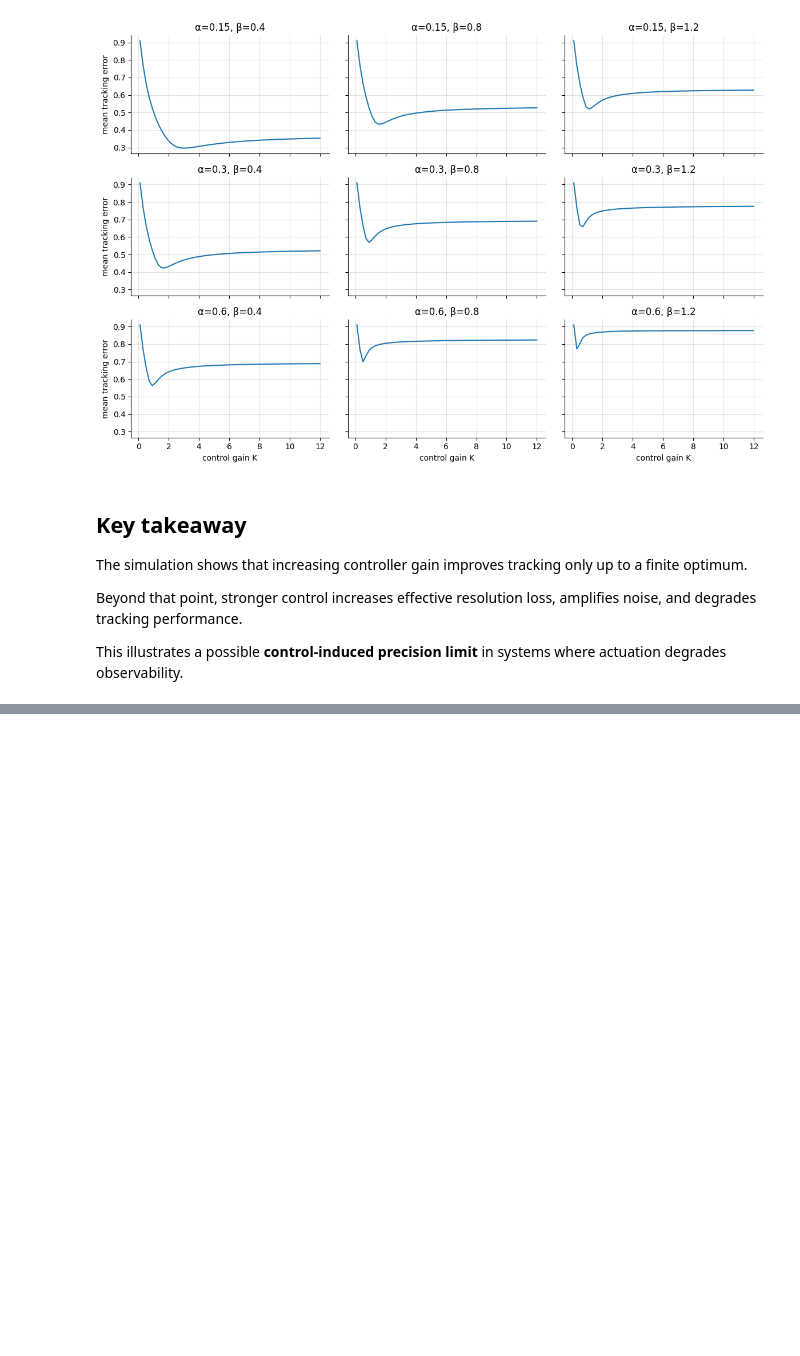
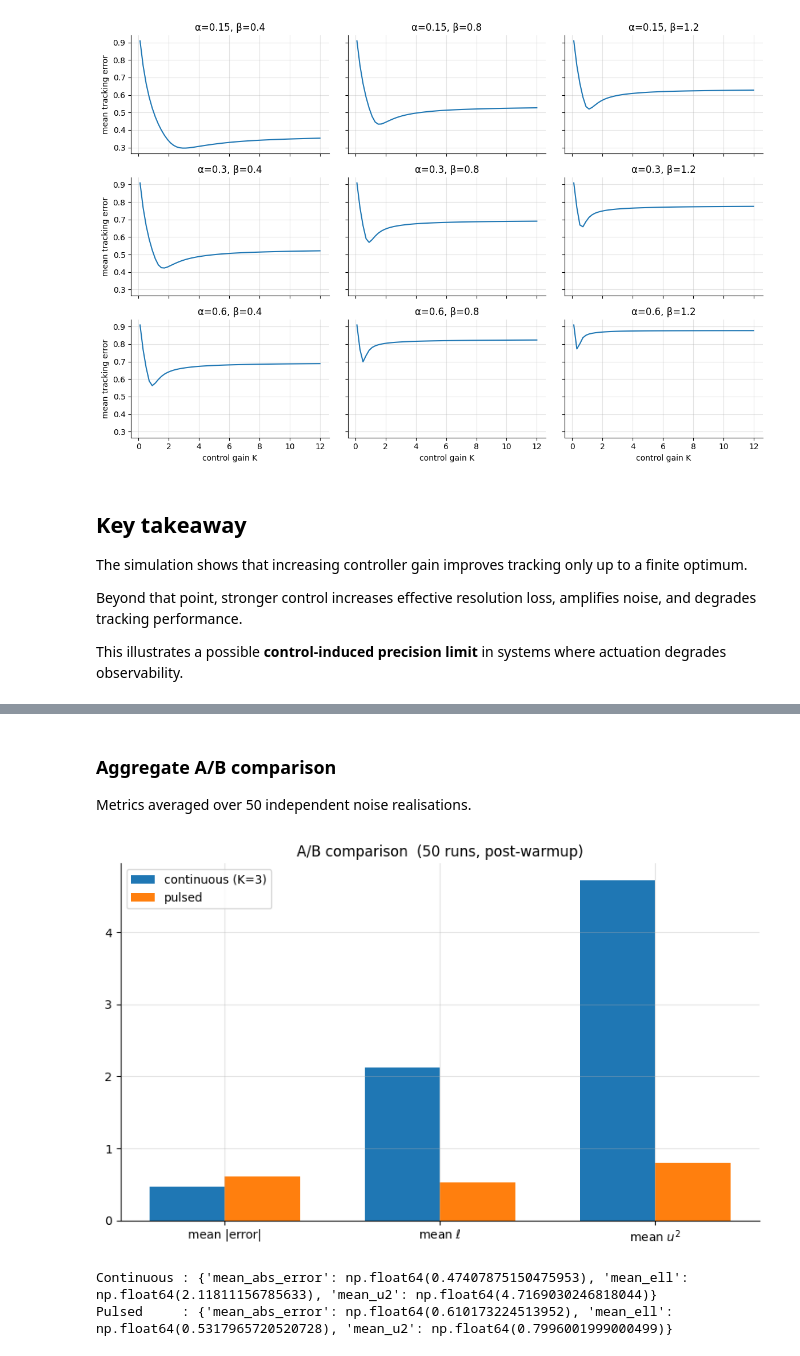
Before and after one commit to Budrink/resolution-limited-control, a Jupyter notebook: control.ipynb, the cells around one changed output, grey strips where cells are left out. Cells and saved outputs as stored; diff of their text form; code cells hidden in the pictures; blank space fills up the shorter version.

```diff
--- a/control.ipynb
+++ b/control.ipynb
@@ -289,0 +408,33 @@ can degrade effective observability.
+# %% [markdown]
+### Aggregate A/B comparison
+
+Metrics averaged over 50 independent noise realisations.
+# %%
+m_cont  = average_metrics(lambda seed, **_: simulate(K=3.0, alpha=alpha_p, beta=beta_p, seed=seed), n_runs=50)
+m_pulse = average_metrics(simulate_pulsed, alpha=alpha_p, beta=beta_p,
+                          pulse_amp=2.0, err_threshold=0.18,
+                          pulse_duration=0.20, refractory_time=0.80, n_runs=50)
+
+labels     = ["mean |error|", "mean $\\ell$", "mean $u^2$"]
+cont_vals  = [m_cont["mean_abs_error"],  m_cont["mean_ell"],  m_cont["mean_u2"]]
+pulse_vals = [m_pulse["mean_abs_error"], m_pulse["mean_ell"], m_pulse["mean_u2"]]
+
+xpos  = np.arange(len(labels))
+width = 0.35
+
+fig, ax = plt.subplots(figsize=(8, 5))
+ax.bar(xpos - width/2, cont_vals,  width, label="continuous (K=3)")
+ax.bar(xpos + width/2, pulse_vals, width, label="pulsed")
+ax.set_xticks(xpos)
+ax.set_xticklabels(labels)
+ax.set_title("A/B comparison  (50 runs, post-warmup)")
+ax.legend()
+plt.tight_layout()
+plt.show()
+
+print(f"Continuous : {m_cont}")
+print(f"Pulsed     : {m_pulse}")
+# %% [output]
+[figure, added]
+Continuous : {'mean_abs_error': np.float64(0.47407875150475953), 'mean_ell': np.float64(2.11811156785633), 'mean_u2': np.float64(4.7169030246818044)}
+Pulsed     : {'mean_abs_error': np.float64(0.610173224513952), 'mean_ell': np.float64(0.5317965720520728), 'mean_u2': np.float64(0.7996001999000499)}
```
Also changed, not shown: parts of 11 cells of this notebook.
